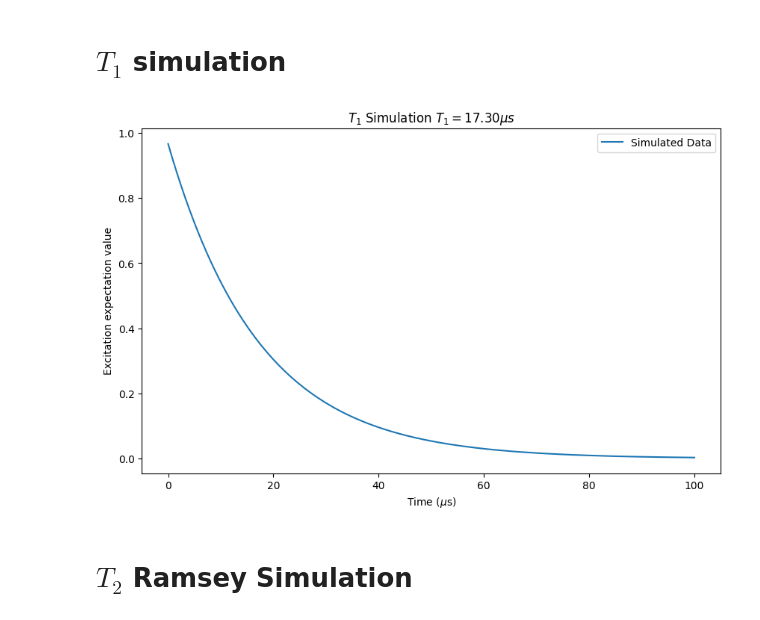
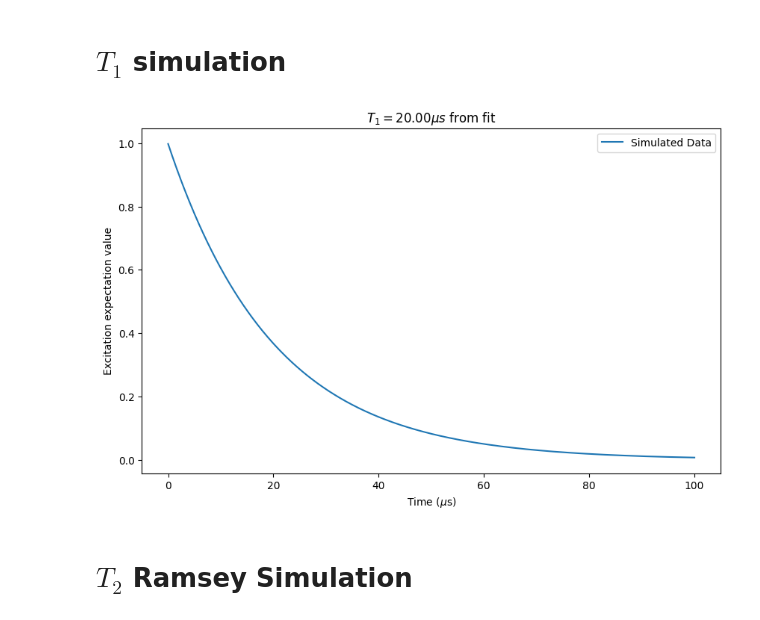
Before and after one commit to Danielgb23/superconducting_qubit_3, a Jupyter notebook: Daniel-simulation-qubit.ipynb, the cells around one changed output. Cells and saved outputs as stored; diff of their text form; code cells hidden in the pictures.

```diff
--- a/Daniel-simulation-qubit.ipynb
+++ b/Daniel-simulation-qubit.ipynb
@@ -47,13 +47,13 @@ $$\sqrt{\frac{1}{T_1}}\sigma_-, \sqrt{\frac{1}{2T_\varphi}}\sigma_z$$
 $$n=\sigma_-^\dagger\sigma_-$$
 # %%
 #parameters
-wq=5.0122e9 #qubit resonance frequency rad/s
-Ed=0.6550e7 #driving energy rad/s
+wq=1e9*2*np.pi #qubit resonance frequency rad/s
+Ed=10e6*2*np.pi #driving energy rad/s
 
 pi_pulse=np.pi/Ed
-
-T1=17.3e-6 #relaxation time
-T2=11e-6 #dephasing time
+print(f"pi pulse={pi_pulse:.2e}")
+T1=20e-6 #relaxation time
+T2=10e-6 #dephasing time
 
 #(T2 must be T2<=2T1)
 if T2>2*T1:
@@ -165,7 +167,7 @@ psi0=qtp.basis(2,0)
 
 #times
 t_pi_vec=np.linspace(0,pi_pulse,100)# times for pi pulse simulation
-t=np.linspace(0,100e-6,1000)
+t=np.linspace(0,100e-6,10000)
 # you shouldn't start the free evolution at 0 because of the phase reference of the drive
 #but since the drive in the T1 measurement is not used anymore after the pi pulse it's fine
 
@@ -182,19 +184,32 @@ res_exc=qtp.mesolve(H(wq,drive),psi0,t_pi_vec,c_ops(T1,T2),[],options={"store_fi
 #T1 free evolution decay with time independant hamiltonian for efficiency
 res=qtp.mesolve(H(wq,0),res_exc.final_state,t,c_ops(T1,T2),[n])
 # %%
-# prompt: plot res as scatter and fit it with an exponential
+# prompt: prompt: plot res.expect[0] as scatter and fit it with an exponential
 
-fig, axes = plt.subplots(1, 1, figsize=(10,6))
+# Define the exponential function for fitting
+def exponential_func(x, a, tau, c):
+    return a * np.exp(- x/tau) + c
 
+# Fit the exponential function to the data
+params, covariance = curve_fit(exponential_func, t, res.expect[0], p0=[1, 10e-6, 0])  # Initial guess for parameters
+
+# Extract fitted parameters
+a, tau, c = params
+
+# Generate fitted curve
+fitted_curve = exponential_func(t, a, tau, c)
+
+
+# Plotting
+fig, axes = plt.subplots(1, 1, figsize=(10, 6))
 axes.plot(t*1e6, res.expect[0], label='Simulated Data')
-
 axes.set_xlabel('Time ($\mu$s)')
 axes.set_ylabel('Excitation expectation value')
-axes.set_title(f'$T_1$ Simulation $T_1={T1*1e6:.2f}\mu s$')
+axes.set_title(f'$T_1= {tau*1e6:.2f}\mu s$ from fit')
 axes.legend()
 plt.show()
 # %% [output]
-[figure, old version]
+[figure, new version]
 # %% [markdown]
 # $T_2$ Ramsey Simulation
 # %%
```
Also changed, not shown: parts of 28 cells of this notebook.
